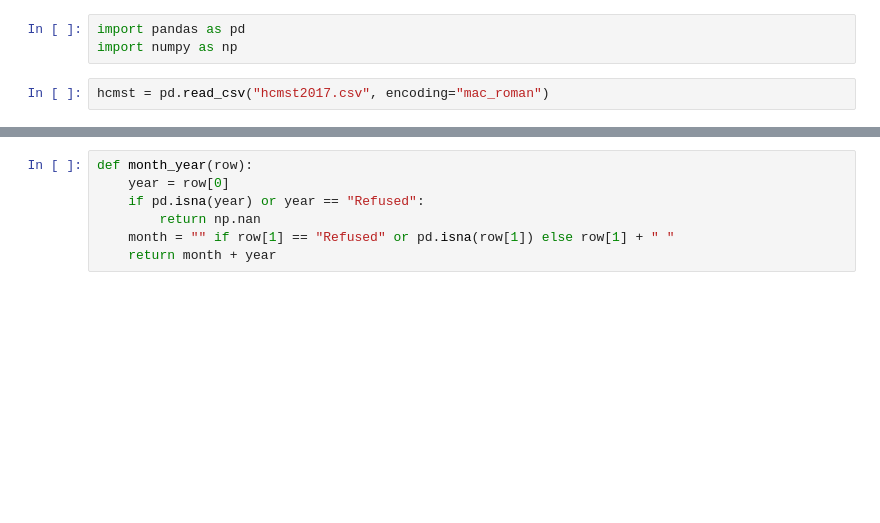
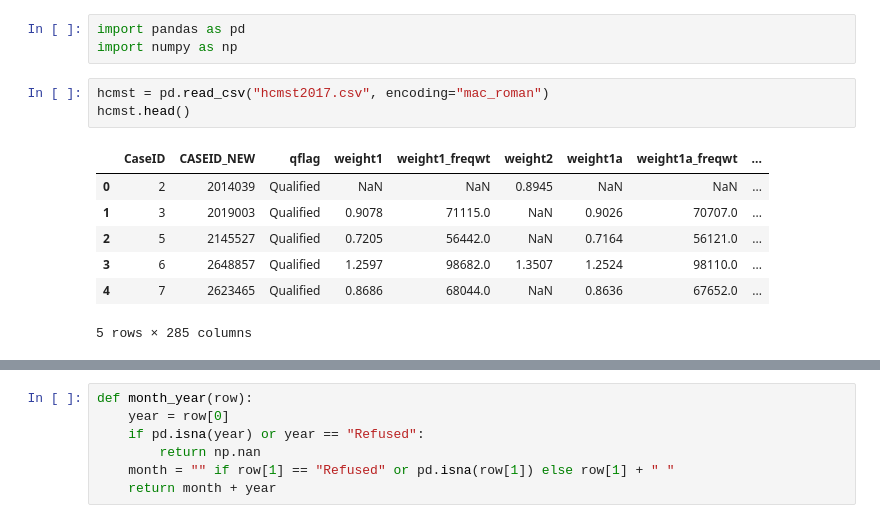
Before and after one commit to viz-cupid/viz-cupid, a Jupyter notebook: python/TimeVisDataProcessing.ipynb, the cells around one changed output, grey strips where cells are left out. Saved outputs shown, nothing was run; the diff lists cells and outputs as text; blank space fills up the shorter version.

```diff
--- a/python/TimeVisDataProcessing.ipynb
+++ b/python/TimeVisDataProcessing.ipynb
@@ -3,4 +3,13 @@ import pandas as pd
 import numpy as np
 # %%
 hcmst = pd.read_csv("hcmst2017.csv", encoding="mac_roman")
+hcmst.head()
+# %% [output]
+|  | CaseID | CASEID_NEW | qflag | weight1 | weight1_freqwt | weight2 | weight1a | weight1a_freqwt | ... |
+| 0 | 2 | 2014039 | Qualified | NaN | NaN | 0.8945 | NaN | NaN | ... |
+| 1 | 3 | 2019003 | Qualified | 0.9078 | 71115.0 | NaN | 0.9026 | 70707.0 | ... |
+| 2 | 5 | 2145527 | Qualified | 0.7205 | 56442.0 | NaN | 0.7164 | 56121.0 | ... |
+| 3 | 6 | 2648857 | Qualified | 1.2597 | 98682.0 | 1.3507 | 1.2524 | 98110.0 | ... |
+| 4 | 7 | 2623465 | Qualified | 0.8686 | 68044.0 | NaN | 0.8636 | 67652.0 | ... |
+5 rows × 285 columns
 # %%
```
Also changed, not shown: parts of 3 cells of this notebook, 2 other files.
